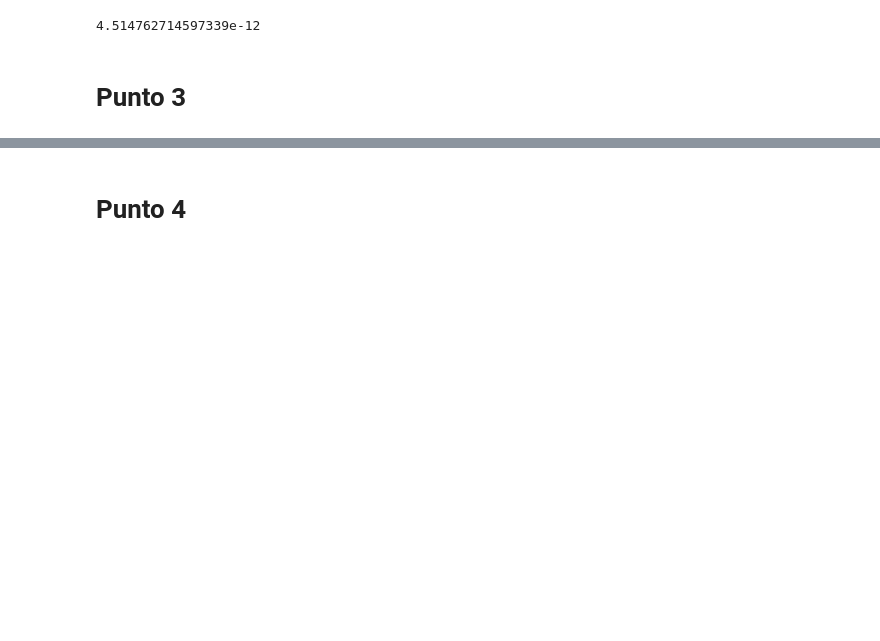
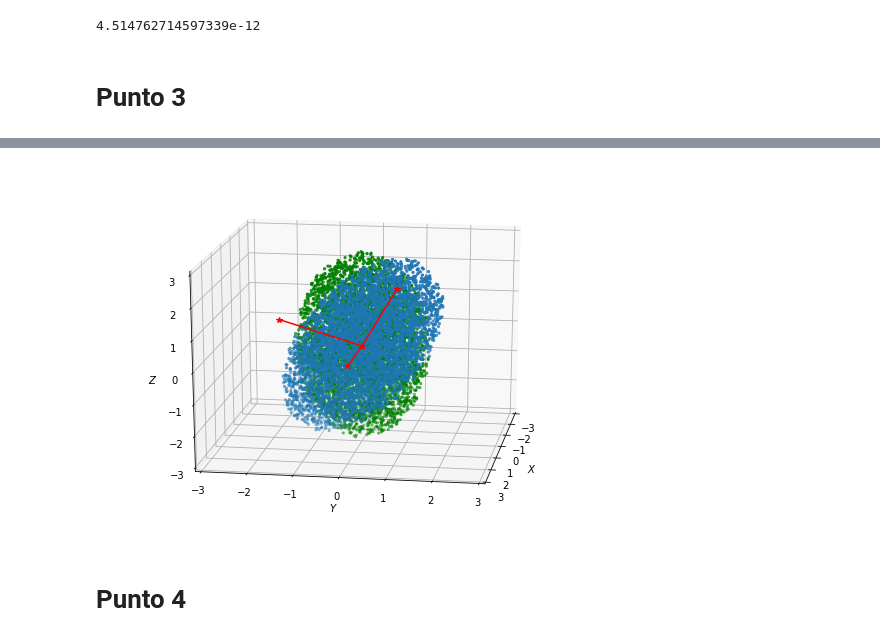
Before and after one commit to sofiaalvarezlopez/Taller5-Metodos-Computacionales, a Jupyter notebook: Taller5-JuanDanielCastrellon-MariaSofiaAlvarez.ipynb, the cells around one changed output, grey strips where cells are left out. Drawn from its saved outputs; the diff is of its cells as text; code cells hidden in the pictures; blank space fills up the shorter version.

Commit message:
Punto de la estrella terminado y punto de las manchas solares avanzado

```diff
--- a/Taller5-JuanDanielCastrellon-MariaSofiaAlvarez.ipynb
+++ b/Taller5-JuanDanielCastrellon-MariaSofiaAlvarez.ipynb
@@ -164,0 +226,7 @@ print(E_Potencial)
+# %%
+ruta = './data/CuerposCelestes.dat'
+m = 1.0
+dim = 3
+datos_estrella = leer_datos(ruta)
+tensor_de_inercia = obtener_tensor_de_inercia(m, datos_estrella, dim)
+print(tensor_de_inercia)
@@ -164,0 +237,9 @@ print(E_Potencial)
+# %%
+def eigen_valores_vectores(tensor):
+    eigen_valores, eigen_vectores = np.linalg.eig(tensor_de_inercia)
+    return eigen_valores, eigen_vectores
+# %%
+eigen_valores, eigen_vectores = eigen_valores_vectores(tensor_de_inercia)
+print('Los eigenvalores de este tensor de inercia son:\n ', eigen_valores)
+print()
+print('Los eigenvectores de este tensor de inercia son:\n ', eigen_vectores)
@@ -165,3 +254,31 @@ print(E_Potencial)
+# %%
+def plot_estrella(eigen_vectores, datos):
+    data_en_los_ejes = eigen_vectores @ datos.T
+    fig = plt.figure(figsize=(7,5))
+    ax = Axes3D(fig, elev = 18, azim = 9)
+    X, Y, Z = datos[:, 0], datos[:, 1], datos[:, 2]
+    X1, Y1, Z1 = data_en_los_ejes[0], data_en_los_ejes[1], data_en_los_ejes[2]
+
+    ax.set_xlabel(r'$X$')
+    ax.set_ylabel(r'$Y$')
+    ax.set_zlabel(r'$Z$')
+
+    ax.set_xlim(-3.,3.)
+    ax.set_ylim(-3.,3.)
+    ax.set_zlim(-3.,3.)
+
+    ax.scatter(X1, Y1, Z1, marker='.', color='green', zorder=0)
+    ax.scatter(X, Y, Z, marker='.', zorder=5)
+
+    for i in range(len(eigen_vectores)):
+        xs = np.array([0,2*eigen_vectores[i,0]])
+        ys = np.array([0,2*eigen_vectores[i,1]])
+        zs = np.array([0,2*eigen_vectores[i,2]])
+        ax.plot(xs,ys,zs, marker='*', color='red', zorder=10)
+# %%
+plot_estrella(eigen_vectores, datos_estrella)
+# %% [output]
+[figure, added]
 # %% [markdown]
 # Punto 4
 # %%
```
Also changed, not shown: parts of 29 cells of this notebook, 4 other files.
